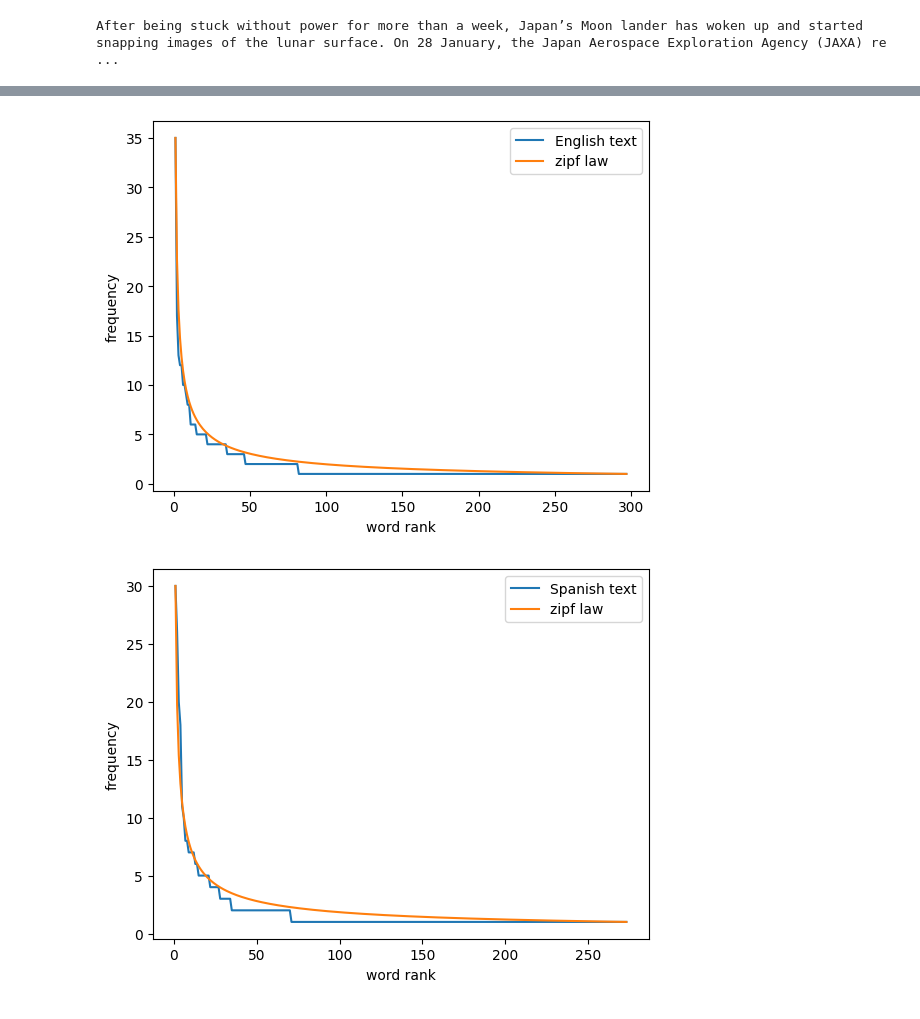
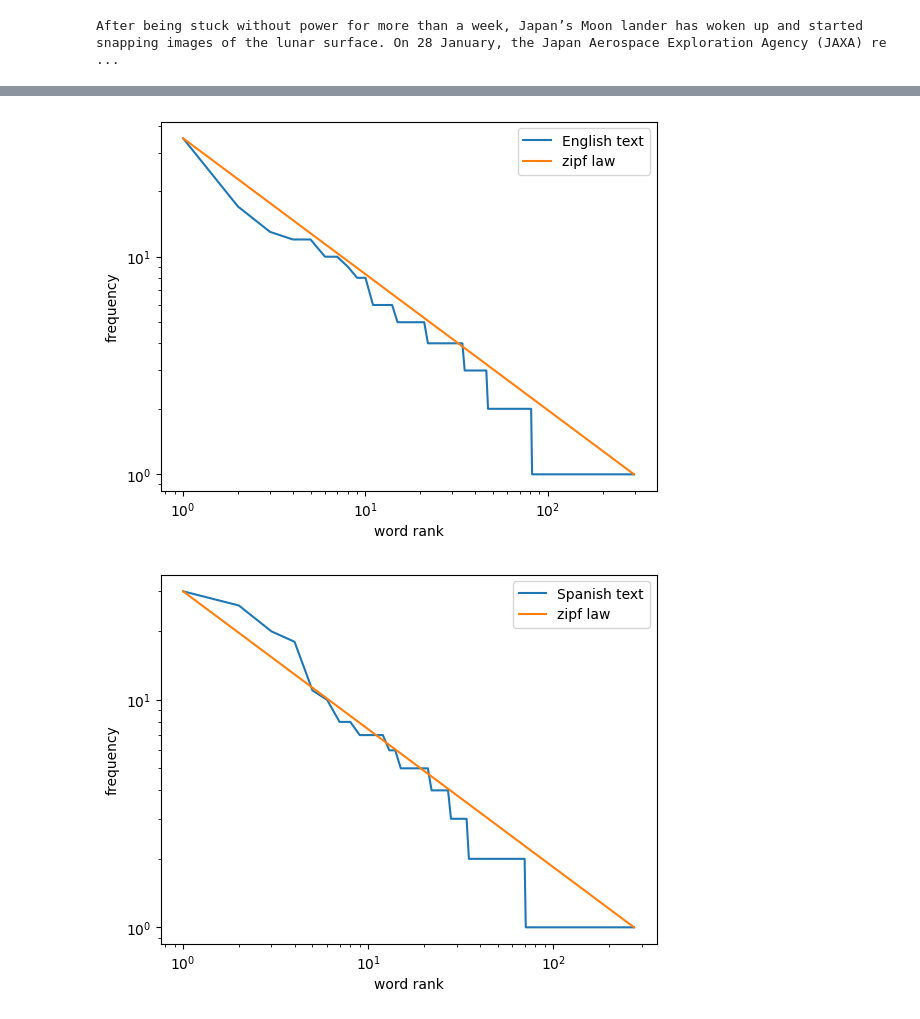
Before and after one commit to alejaduque/comp_morph_1, a Jupyter notebook: zipfs_law_exercise.ipynb, the cells around one changed output, grey strips where cells are left out. Cells and saved outputs as stored; diff of their text form; code cells hidden in the pictures.

```diff
--- a/zipfs_law_exercise.ipynb
+++ b/zipfs_law_exercise.ipynb
@@ -107,24 +116,24 @@ plotting_freq(frequency_es, "spanish text")
 # %%
 ##Zipft's law##
 
 def zipfs_law(freq_dist, name_text_plot):
     sorted_dict = dict(sorted(freq_dist.items(), key=lambda item: item[1], reverse=True)) #sorted dictionary to obtain frequencies in decreasing order
     freq_list = []
     for word, frequency in list(sorted_dict.items()):
       freq_list.append(frequency)
     freq_list = np.asarray(freq_list)
     n = np.arange(freq_list.shape[0])+1
-    y = freq_list[0]/(np.power(n, np.log(freq_list[0])/np.log(freq_list.shape[0]))) #Calculation of Zipf's law: 1/(words rank)^a, where a=np.log(freq_list[0])/np.log(freq_list.shape[0]))
-    plt.plot(n, freq_list, label=name_text_plot)
-    plt.plot(n, y, label='zipf law')
+    y = freq_list[0]/(np.power(n, np.log(freq_list[0])/np.log(freq_list.shape[0]))) #Calculation of Zipf's law: 1/(word rank)^a, where a=np.log(freq_list[0])/np.log(freq_list.shape[0]))
+    plt.loglog(n, freq_list, label=name_text_plot)
+    plt.loglog(n, y, label='zipf law')
     plt.legend()
     plt.xlabel('word rank')
     plt.ylabel('frequency')
     plt.show()
 
 
 zipfs_law(frequency_en, "English text")
 zipfs_law(frequency_es, "Spanish text")
 # %% [output]
-[figure, old version]
+[figure, new version]
-[figure, old version]
+[figure, new version]
```
Also changed, not shown: parts of 2 cells of this notebook.
